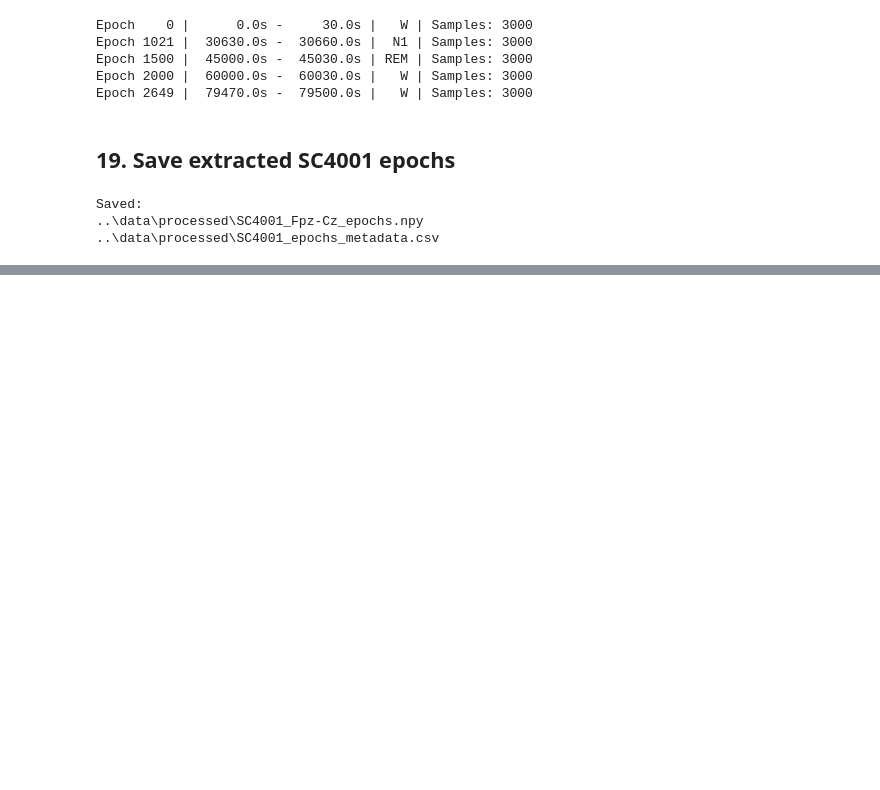
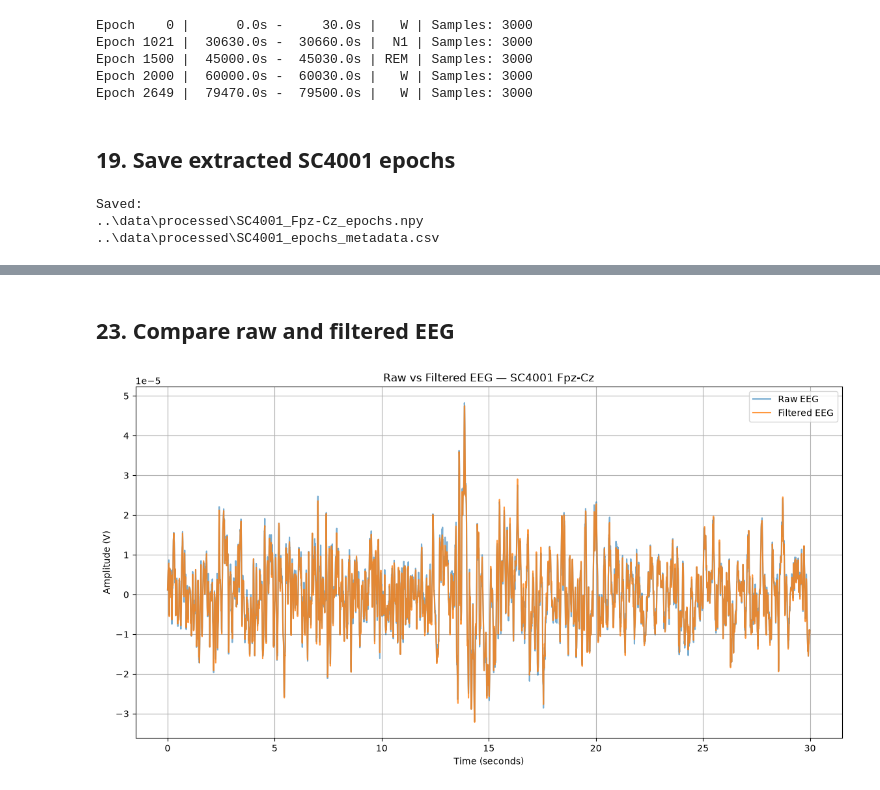
Before and after one commit to ThePral/Sleep-Stage-Prediction, a Jupyter notebook: notebooks/01_dataset_exploration.ipynb, the cells around one changed output, grey strips where cells are left out. Cells and saved outputs as stored; diff of their text form; code cells hidden in the pictures; blank space fills up the shorter version.

```diff
--- a/notebooks/01_dataset_exploration.ipynb
+++ b/notebooks/01_dataset_exploration.ipynb
@@ -612,0 +689,18 @@ Saved:
+# %%
+FILTER_LOW = 0.3
+FILTER_HIGH = 35.0
+
+filtered_eeg_raw = eeg_raw.copy()
+
+filtered_eeg_raw.filter(
+    l_freq=FILTER_LOW,
+    h_freq=FILTER_HIGH,
+    method="fir",
+    phase="zero",
+    verbose=True
+)
+
+print("Filtering completed.")
+print("High-pass:", FILTER_LOW, "Hz")
+print("Low-pass:", FILTER_HIGH, "Hz")
+print("Sampling frequency:", filtered_eeg_raw.info["sfreq"], "Hz")
@@ -612,0 +726,43 @@ Saved:
+# %% [markdown]
+## 23. Compare raw and filtered EEG
+# %%
+comparison_start = 30630
+comparison_duration = 30
+
+raw_data = eeg_raw.get_data(
+    start=int(comparison_start * SFREQ),
+    stop=int((comparison_start + comparison_duration) * SFREQ)
+)[0]
+
+filtered_data = filtered_eeg_raw.get_data(
+    start=int(comparison_start * SFREQ),
+    stop=int((comparison_start + comparison_duration) * SFREQ)
+)[0]
+
+time = np.arange(len(raw_data)) / SFREQ
+
+plt.figure(figsize=(14, 7))
+
+plt.plot(
+    time,
+    raw_data,
+    label="Raw EEG",
+    alpha=0.6
+)
+
+plt.plot(
+    time,
+    filtered_data,
+    label="Filtered EEG",
+    alpha=0.8
+)
+
+plt.xlabel("Time (seconds)")
+plt.ylabel("Amplitude (V)")
+plt.title("Raw vs Filtered EEG — SC4001 Fpz-Cz")
+plt.legend()
+plt.grid(True)
+
+plt.show()
+# %% [output]
+[figure, added]
```
Also changed, not shown: parts of 16 cells of this notebook, 1 other file.
